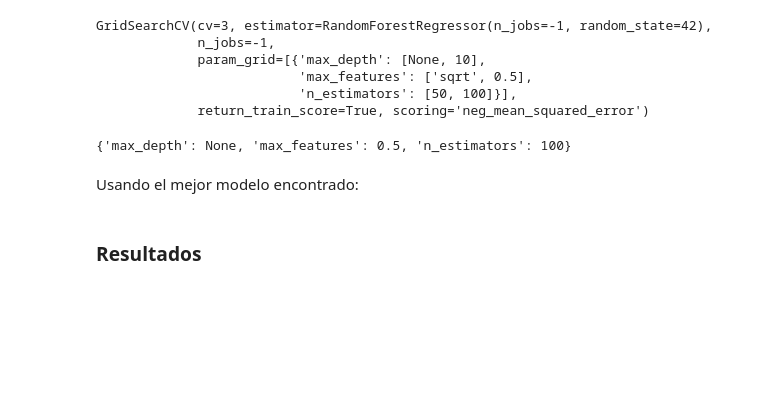
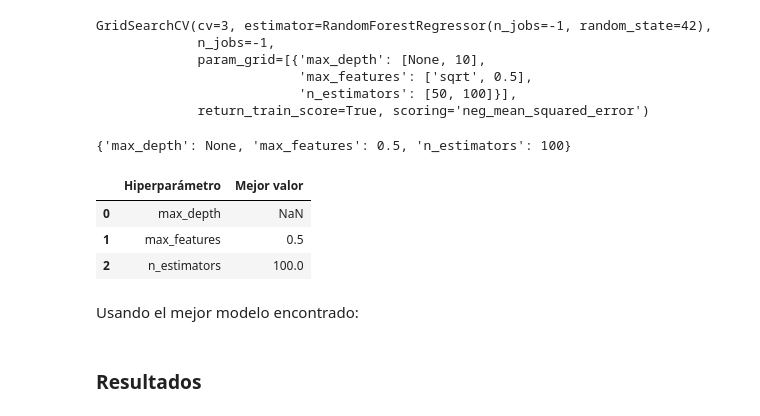
Before and after one commit to evinracher/3008338-geospatial-analysis, a Jupyter notebook: project/house-price-medellin.ipynb, the cells around one changed output. Drawn from its saved outputs; the diff is of its cells as text; code cells hidden in the pictures; blank space fills up the shorter version.

```diff
--- a/project/house-price-medellin.ipynb
+++ b/project/house-price-medellin.ipynb
@@ -976,6 +976,18 @@ GridSearchCV(cv=3, estimator=RandomForestRegressor(n_jobs=-1, random_state=42),
 grid_search_random_forest.best_params_
 # %% [output]
 {'max_depth': None, 'max_features': 0.5, 'n_estimators': 100}
+# %%
+best_params_random_forest = pd.DataFrame(
+    grid_search_random_forest.best_params_.items(),
+    columns=["Hiperparámetro", "Mejor valor"]
+)
+
+best_params_random_forest
+# %% [output]
+|  | Hiperparámetro | Mejor valor |
+| 0 | max_depth | NaN |
+| 1 | max_features | 0.5 |
+| 2 | n_estimators | 100.0 |
 # %% [markdown]
 Usando el mejor modelo encontrado:
 # %%
```
